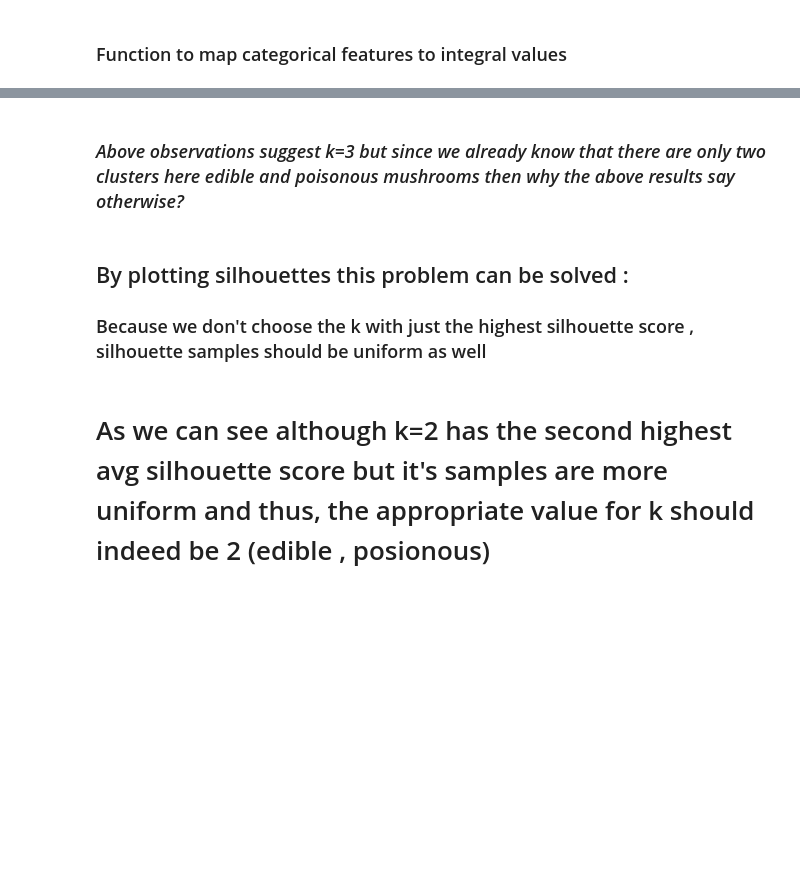
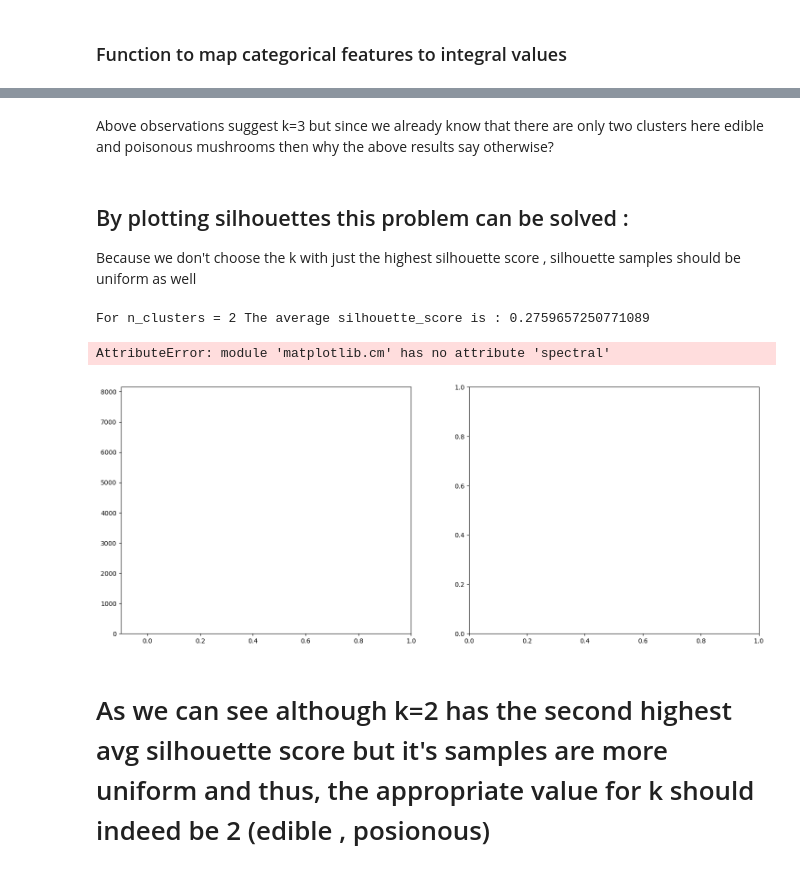
Before and after one commit to yoinkeds/Unsupervised-learning-with-KMeans, a Jupyter notebook: mushroom_kmeans_final.ipynb, the cells around one changed output, grey strips where cells are left out. Cells and saved outputs as stored; diff of their text form; code cells hidden in the pictures; blank space fills up the shorter version.

```diff
--- a/mushroom_kmeans_final.ipynb
+++ b/mushroom_kmeans_final.ipynb
@@ -13,7 +14,7 @@ from sklearn.decomposition import PCA
 # %% [markdown]
 ### Reading data from csv
 # %%
-df=pd.read_csv(mushrooms.csv')
+df=pd.read_csv('mushrooms.csv')
 # %% [markdown]
 ### Exploratory Data Analysis:
 # %%
@@ -80,8 +131,8 @@ plt.ylabel('Average silhouette score')
 # %% [markdown]
-### *Above observations suggest k=3 but since we already know that there are only two clusters here edible and poisonous mushrooms then why the above results say otherwise?*
+Above observations suggest k=3 but since we already know that there are only two clusters here edible and poisonous mushrooms then why the above results say otherwise?
 # %% [markdown]
 ## By plotting silhouettes this problem can be solved :
-### Because we don't choose the k with just the highest silhouette score , silhouette samples should be uniform as well
+Because we don't choose the k with just the highest silhouette score , silhouette samples should be uniform as well
 # %%
 for n_clusters in range(2,7):
     fig, (ax1, ax2) = plt.subplots(1, 2)
@@ -106,35 +157,39 @@ for n_clusters in range(2,7):
 
         color = cm.spectral(float(i) / n_clusters)
         ax1.fill_betweenx(np.arange(y_lower, y_upper),
                           0, ith_cluster_silhouette_values,
                           facecolor=color, edgecolor=color, alpha=0.7)
         ax1.text(-0.05, y_lower + 0.5 * size_cluster_i, str(i))
         y_lower = y_upper + 10
     ax1.set_title("The silhouette plot for the various clusters.")
     ax1.set_xlabel("The silhouette coefficient values")
     ax1.set_ylabel("Cluster label")
     ax1.axvline(x=silhouette_avg, color="red", linestyle="--")
     ax1.set_yticks([])
     ax1.set_xticks([-0.1, 0, 0.2, 0.4, 0.6, 0.8, 1])
 
-
-    colors = cm.spectral(cluster_labels.astype(float) / n_clusters)
+    cmap = cm.get_cmap("Spectral")
+    colors = cmap(cluster_labels.astype(float) / n_clusters)
     ax2.scatter(pca_2d[:, 0], pca_2d[:, 1], marker='.', s=30, lw=0, alpha=0.7, c=colors, edgecolor='k')
     centers = clusterer.cluster_centers_
     ax2.scatter(centers[:, 0], centers[:, 1], marker='o',c="white", alpha=1, s=200, edgecolor='k')
     for i, c in enumerate(centers):
         ax2.scatter(c[0], c[1], marker='$%d$' % i, alpha=1,
                     s=50, edgecolor='k')
 
     ax2.set_title("Clusters")
     ax2.set_xlabel("feature 1 by pca")
     ax2.set_ylabel("feature 2 by pca")
 
     plt.suptitle(("Silhouette analysis for KMeans clustering "
                   "with n_clusters = %d" % n_clusters),
                  fontsize=14, fontweight='bold')
 
     plt.show()
+# %% [output]
+For n_clusters = 2 The average silhouette_score is : 0.2759657250771089
+AttributeError: module 'matplotlib.cm' has no attribute 'spectral'
+[figure, added]
 # %% [markdown]
 # As we can see although k=2 has the second highest avg silhouette score but it's samples are more uniform and thus, the appropriate value for k should indeed be 2 (edible , posionous)
 # %%
```
Also changed, not shown: parts of 13 cells of this notebook.
